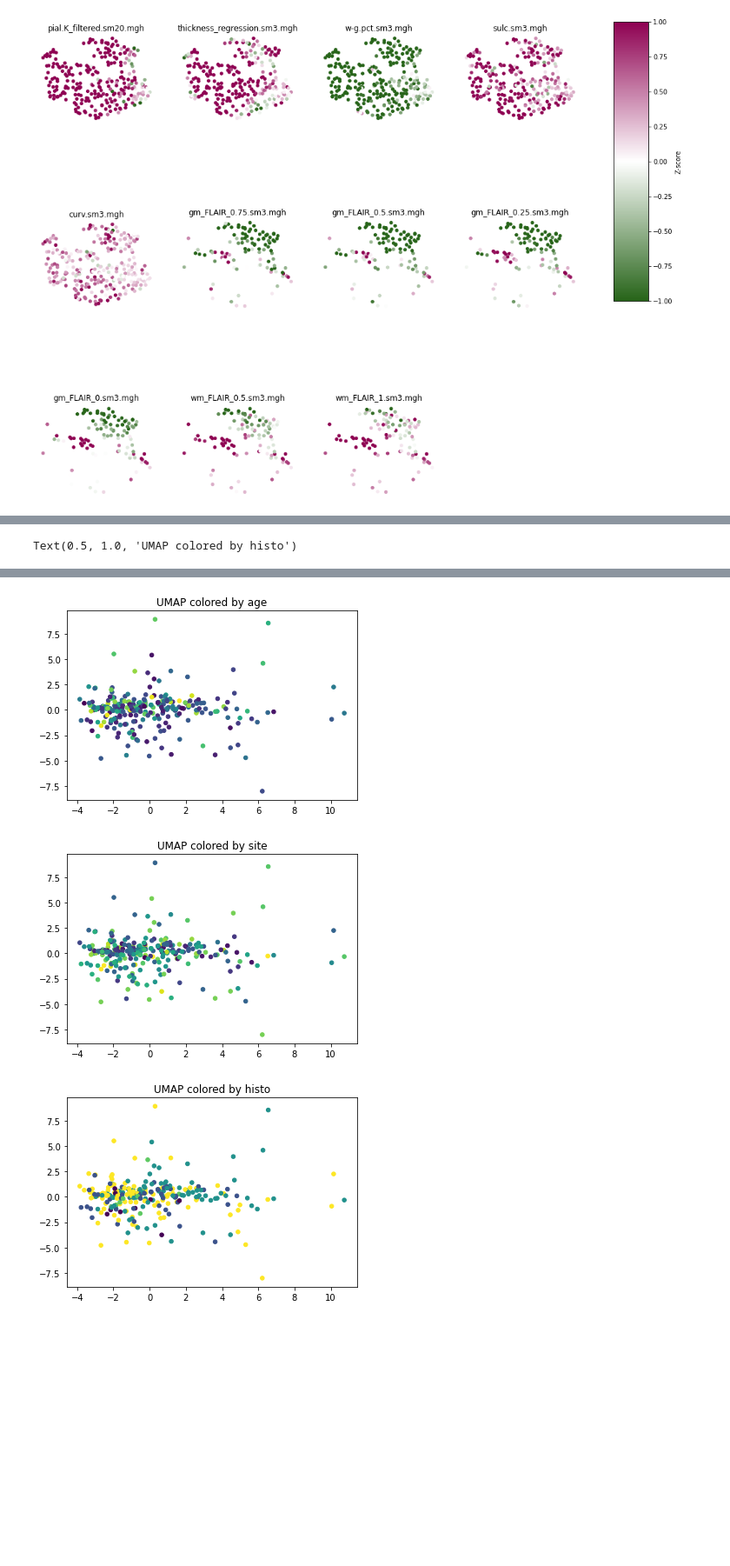
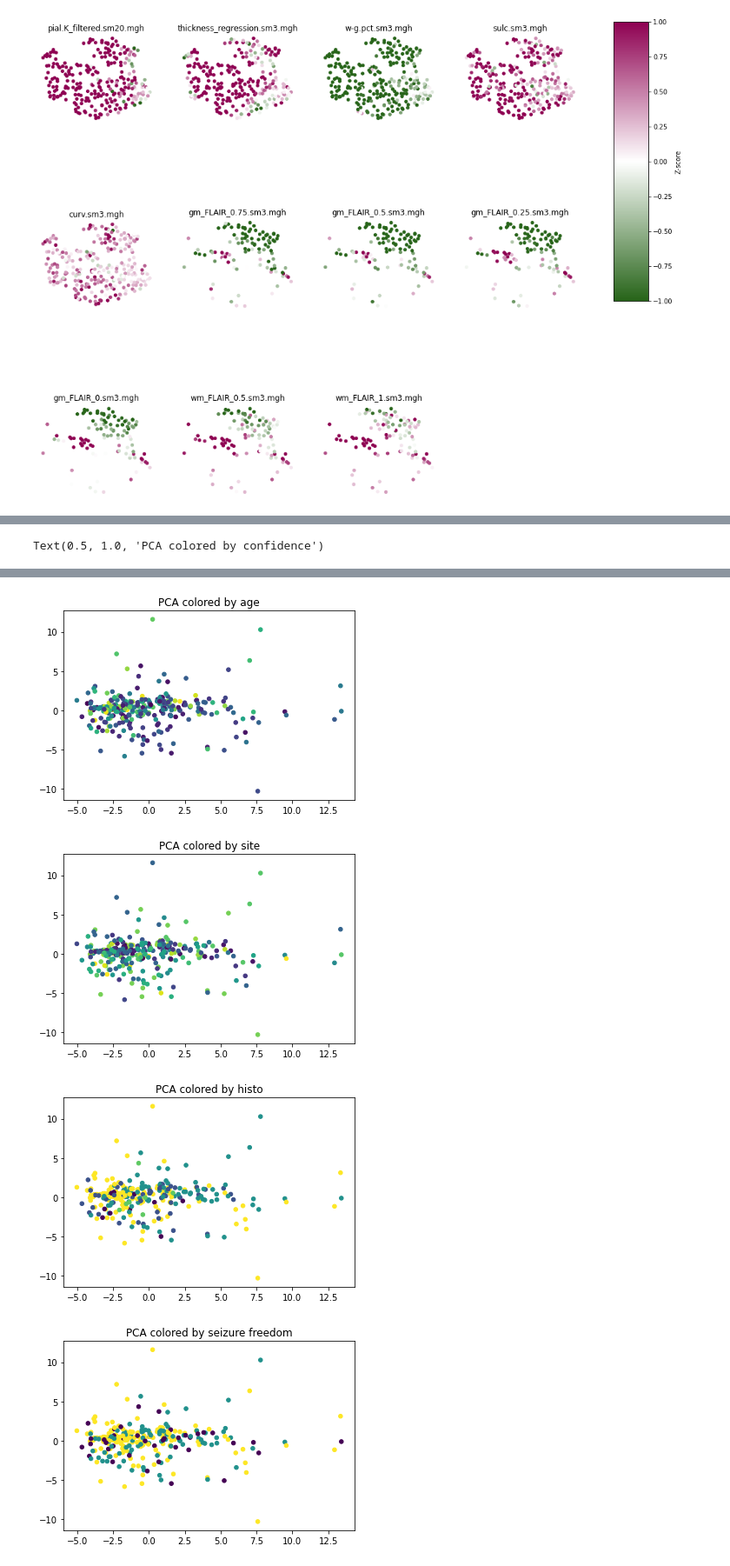
Before and after one commit to MELDProject/meld_graph, a Jupyter notebook: notebooks/dev_save_fingerprints.ipynb, the cells around one changed output, grey strips where cells are left out. Shown at 87% size. Drawn from its saved outputs; the diff is of its cells as text; code cells hidden in the pictures; blank space fills up the shorter version.

Commit message:
add pca analysis of histologies

```diff
--- a/notebooks/dev_save_fingerprints.ipynb
+++ b/notebooks/dev_save_fingerprints.ipynb
@@ -244,17 +244,19 @@ histo_array=[]
 site_array=[]
 flair_array=[]
 group_array=[]
+sf_array=[]
 for r, row in df.iterrows():
     subj = MeldSubject(row['subject_id'], cohort)
     if '_FCD_' in row['subject_id']:
         group_array.append('patient')
     else:
         group_array.append('control')
-    age, sex, histo, site = subj.get_demographic_features(["Age at preoperative", "Sex", "Histology", "Site"])
+    age, sex, histo, site, sf = subj.get_demographic_features(["Age at preoperative", "Sex", "Histology", "Site", "Seizure free"])
     age_array.append(age)
     sex_array.append(sex)
     histo_array.append(histo)
     site_array.append(site)
+    sf_array.append(sf)
     # add FLAIR
     if row['mean_salient_.combat.on_lh.gm_FLAIR_0.sm3.mgh']==0:
         flair_array.append(False)
@@ -267,6 +269,7 @@ df['sex']=sex_array
 df['histo']=histo_array
 df['site']=site_array
 df['FLAIR']=flair_array
+df['seizure_freedom']=sf_array
 
 df.head()
 # %% [output]
@@ -299,0 +294,16 @@ keys
+# %%
+## add confidence
+
+file_conf = os.path.join(model_path, 'results_best_model', 'confidence.csv')
+df_conf= pd.read_csv(file_conf)
+
+confidence_array=[]
+for r, row in df.iterrows():
+    subject_id = row['subject_id']
+    cluster_id = row['cluster_id']
+    confidence = df_conf[(df_conf['subject_id']==subject_id)&(df_conf['cluster_id']==cluster_id)]['confidence_mask_salient'].values[0]
+    confidence_array.append(confidence)
+
+df['confidence']=confidence_array
+
+df.head()
@@ -542,14 +580,14 @@ c = le.transform(subdf['detected'])
 plt.figure()
 plt.scatter(principalComponents[:, 0],
          principalComponents[:, 1], c=c, cmap = 'viridis', s=20,)
-plt.title('UMAP colored by detection')
+plt.title('PCA colored by detection')
 
 # color by age
 c = subdf['age'].values
 plt.figure()
 plt.scatter(principalComponents[:, 0],
          principalComponents[:, 1], c=c,cmap = 'viridis', s=20,)
-plt.title('UMAP colored by age')
+plt.title('PCA colored by age')
 
 # color by site
 le = preprocessing.LabelEncoder()
@@ -558,7 +596,7 @@ c = le.transform(subdf['site'])
 plt.figure()
 plt.scatter(principalComponents[:, 0],
          principalComponents[:, 1], c=c, cmap = 'viridis', s=20,)
-plt.title('UMAP colored by site')
+plt.title('PCA colored by site')
 
 # color by histopathology
 le = preprocessing.LabelEncoder()
@@ -567,6 +605,22 @@ c = le.transform(subdf['histo'])
 plt.figure()
 plt.scatter(principalComponents[:, 0],
          principalComponents[:, 1], c=c, cmap = 'viridis', s=20,)
-plt.title('UMAP colored by histo')
+plt.title('PCA colored by histo')
+
+# color by seizure freedom
+le = preprocessing.LabelEncoder()
+le.fit(subdf['seizure_freedom'])
+c = le.transform(subdf['seizure_freedom'])
+plt.figure()
+plt.scatter(principalComponents[:, 0],
+         principalComponents[:, 1], c=c, cmap = 'viridis', s=20,)
+plt.title('PCA colored by seizure freedom')
+
+# color by confidence
+c = subdf['confidence'].values
+plt.figure()
+plt.scatter(principalComponents[:, 0],
+         principalComponents[:, 1], c=c,cmap = 'viridis', s=20,)
+plt.title('PCA colored by confidence')
 # %% [output]
-Text(0.5, 1.0, 'UMAP colored by histo')
+Text(0.5, 1.0, 'PCA colored by confidence')
@@ -574,3 +628,4 @@ Text(0.5, 1.0, 'UMAP colored by histo')
-[figure, old version]
+[figure, new version]
-[figure, old version]
+[figure, new version]
-[figure, old version]
+[figure, new version]
+[figure, added]
```
Also changed, not shown: parts of 18 cells of this notebook.
